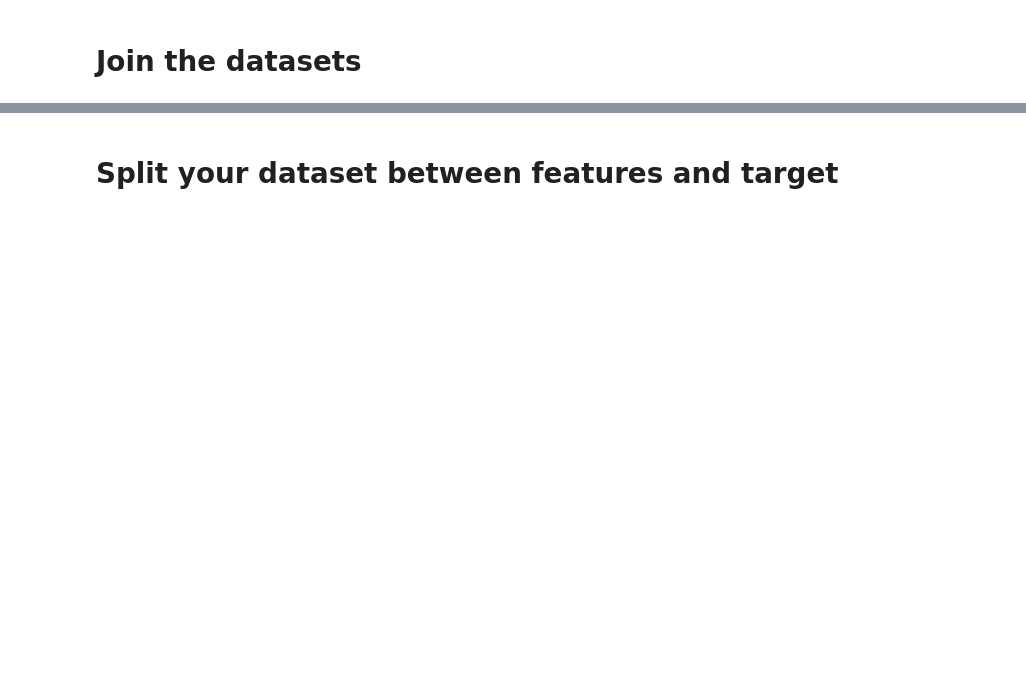
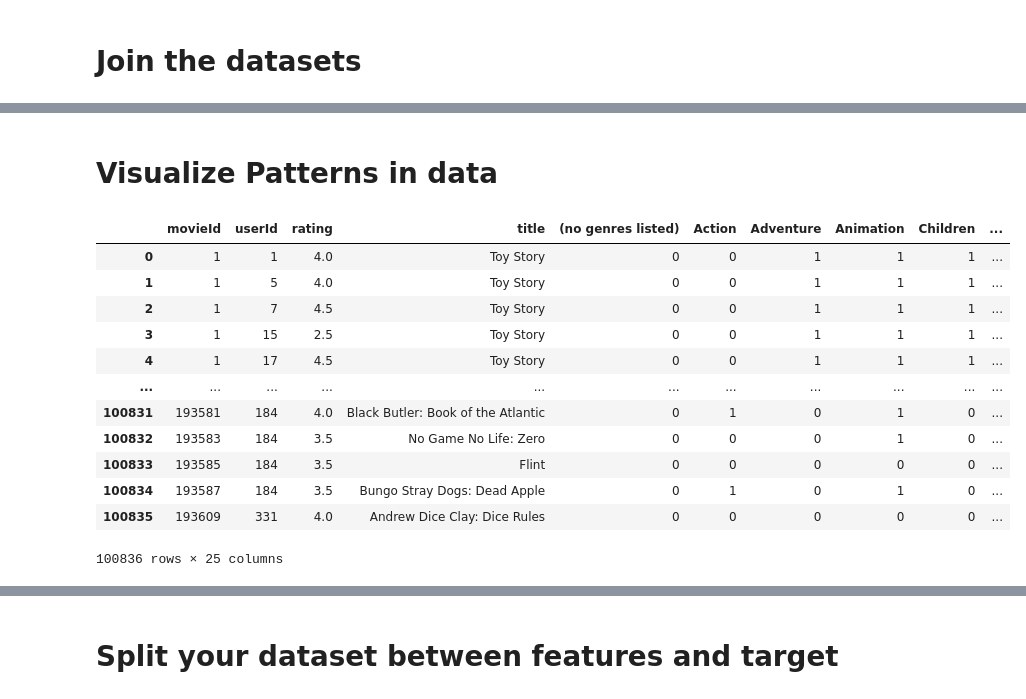
Before and after one commit to cynos1/Data-Analysis, a Jupyter notebook: Movie recommender with Naive baiyes.ipynb, the cells around one changed output, grey strips where cells are left out. Saved outputs shown, nothing was run; the diff lists cells and outputs as text; code cells hidden in the pictures; blank space fills up the shorter version.

```diff
--- a/Movie recommender with Naive baiyes.ipynb
+++ b/Movie recommender with Naive baiyes.ipynb
@@ -141,4 +149,4 @@ dummies.head()
 # %%
-clean_movie_ratings = (pd.concat([movies_rating, dummies], axis = 1).drop(["timestamp", "genres"], axis = 1))
+df = (pd.concat([movies_rating, dummies], axis = 1).drop(["timestamp", "genres"], axis = 1))
 
-clean_movie_ratings.head()
+df.head()
@@ -144,0 +162,5 @@ clean_movie_ratings.head()
+# %%
+# put the film production years from the title in a new column
+# reminder: str[-5: -1] means position -5(not included) to position -1. "minus" means count from the back
+df["production_year"] = df["title"].str[-5: -1]
+df.head()
@@ -144,0 +176,7 @@ clean_movie_ratings.head()
+# %%
+# remove the year from the title
+df["title"] = df["title"].str[: -7]
+# %%
+# reset_index so that  movieId becomes a column by itself
+df.reset_index(inplace = True)
+df.head()
@@ -144,0 +191,21 @@ clean_movie_ratings.head()
+# %% [markdown]
+# Visualize Patterns in data
+# %%
+# title vs year
+# year vs. the no. of movies produced in that year
+# year vs sll the genres of movies
+df
+# %% [output]
+|  | movieId | userId | rating | title | (no genres listed) | Action | Adventure | Animation | Children | ... |
+| 0 | 1 | 1 | 4.0 | Toy Story | 0 | 0 | 1 | 1 | 1 | ... |
+| 1 | 1 | 5 | 4.0 | Toy Story | 0 | 0 | 1 | 1 | 1 | ... |
+| 2 | 1 | 7 | 4.5 | Toy Story | 0 | 0 | 1 | 1 | 1 | ... |
+| 3 | 1 | 15 | 2.5 | Toy Story | 0 | 0 | 1 | 1 | 1 | ... |
+| 4 | 1 | 17 | 4.5 | Toy Story | 0 | 0 | 1 | 1 | 1 | ... |
+| ... | ... | ... | ... | ... | ... | ... | ... | ... | ... | ... |
+| 100831 | 193581 | 184 | 4.0 | Black Butler: Book of the Atlantic | 0 | 1 | 0 | 1 | 0 | ... |
+| 100832 | 193583 | 184 | 3.5 | No Game No Life: Zero | 0 | 0 | 0 | 1 | 0 | ... |
+| 100833 | 193585 | 184 | 3.5 | Flint | 0 | 0 | 0 | 0 | 0 | ... |
+| 100834 | 193587 | 184 | 3.5 | Bungo Stray Dogs: Dead Apple | 0 | 1 | 0 | 1 | 0 | ... |
+| 100835 | 193609 | 331 | 4.0 | Andrew Dice Clay: Dice Rules | 0 | 0 | 0 | 0 | 0 | ... |
+100836 rows × 25 columns
```
Also changed, not shown: parts of 36 cells of this notebook, 10 other files.
